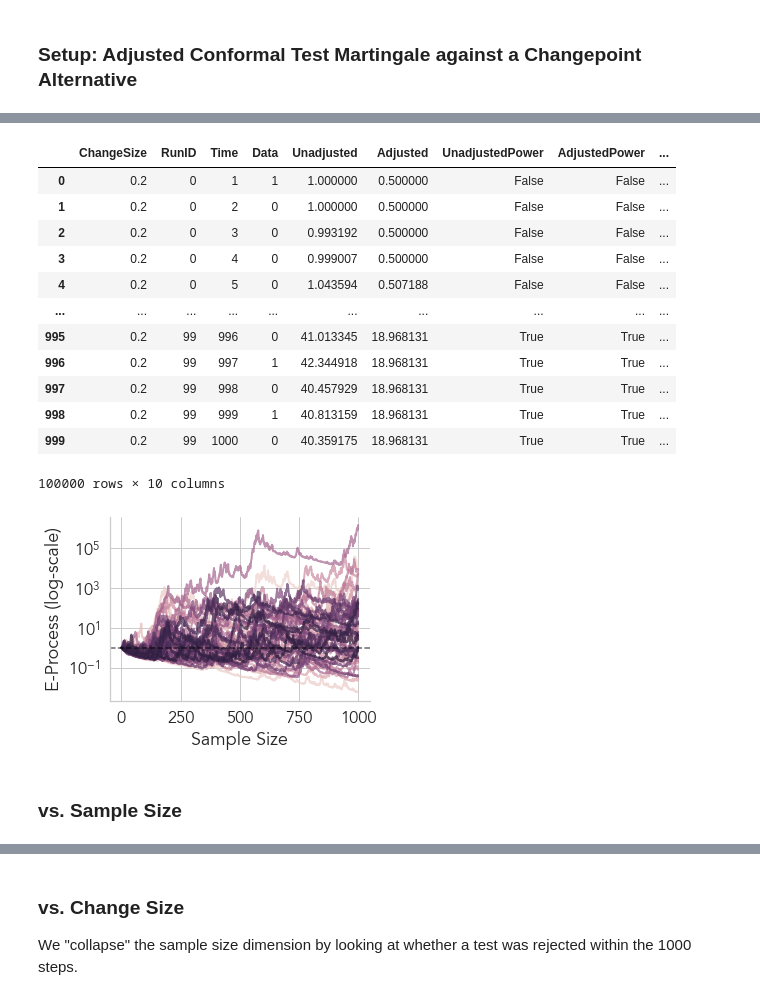
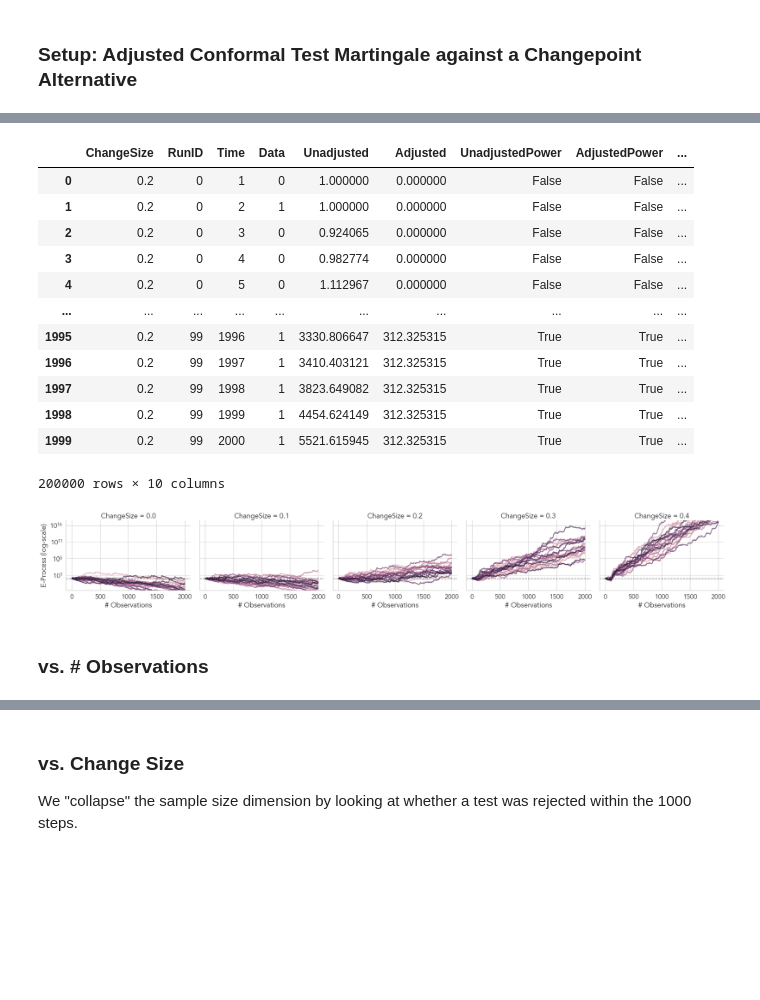
Before and after one commit to yjchoe/CombiningEvidenceAcrossFiltrations, a Jupyter notebook: nb_exchangeability_adjuster_power.ipynb, the cells around one changed output, grey strips where cells are left out. Drawn from its saved outputs; the diff is of its cells as text; code cells hidden in the pictures; blank space fills up the shorter version.

```diff
--- a/nb_exchangeability_adjuster_power.ipynb
+++ b/nb_exchangeability_adjuster_power.ipynb
@@ -97,7 +91,7 @@ array([1, 1, 1, 1, 0, 0, 0, 1, 1, 0, 1, 1, 0, 1, 0, 0, 1, 1, 0, 0, 1, 1,
 # %%
 def run_power_experiment_changepoint(
-        n_repeats,
-        change_sizes=(0.0, 0.1, 0.2, 0.3, 0.4, 0.5),
+        n_trials,
+        change_sizes=CHANGE_SIZES,
         alpha=ALPHA,  # significance level
         data_config="repeated",  # "once", "twice"
         **conformal_kwargs
@@ -106,10 +100,11 @@ def run_power_experiment_changepoint(
 
     full_df = []  # one df per run, combine at the end
     for change_size in change_sizes:
-        p = 0.5 - change_size / 2
-        q = 0.5 + change_size / 2
-        # alternative config: 0.5 +/- change_size/2
-        for i in range(n_repeats):
+        p = BASE_P
+        q = p + change_size
+        # p = 0.5 - change_size / 2
+        # q = 0.5 + change_size / 2
+        for i in range(n_trials):
             # Generate data
             if data_config == "repeated":
                 data = ec.data.exch.generate_binary_change_repeated(
@@ -128,7 +123,7 @@ def run_power_experiment_changepoint(
             eprocess = ec.eprocess_exch_conformal(data, **conformal_kwargs)
 
             # Adjust
-            adj_eprocess = ec.adjuster(eprocess)
+            adj_eprocess = ec.adjuster(eprocess, **adjuster_kwargs)
 
             # # Compute the rejection of a test at level alpha
             # power = np.maximum.accumulate(eprocess) >= (1 / alpha)
@@ -146,8 +141,8 @@ def run_power_experiment_changepoint(
                 "Adjusted": adj_eprocess,
                 "UnadjustedPower": np.maximum.accumulate(eprocess) >= (1 / alpha),
                 "AdjustedPower": np.maximum.accumulate(adj_eprocess) >= (1 / alpha),
-                "UnadjustedEPower": np.log(eprocess),
-                "AdjustedEPower": np.log(adj_eprocess),
+                "UnadjustedEPower": np.log(np.maximum(ec.EPS, eprocess)),
+                "AdjustedEPower": np.log(np.maximum(ec.EPS, adj_eprocess)),
             }))
         # Aggregate all experiment results
     full_df = pd.concat(full_df, axis=0)
@@ -160,8 +155,8 @@ conformal_kwargs = dict(
 )
 
 full_df = run_power_experiment_changepoint(
-    n_repeats=100,
-    change_sizes=(0.0, 0.1, 0.2, 0.3, 0.4, 0.5, 0.6),
+    n_trials=N_TRIALS,
+    change_sizes=CHANGE_SIZES,
     alpha=ALPHA,
     data_config="repeated",
     **conformal_kwargs
@@ -184,44 +179,50 @@ full_df
 # %%
-single_df = full_df.loc[full_df["ChangeSize"] == 0.2]
+single_df = full_df.loc[full_df["ChangeSize"] == CHANGE_SIZES[2]]
 single_df
 # %% [output]
 |  | ChangeSize | RunID | Time | Data | Unadjusted | Adjusted | UnadjustedPower | AdjustedPower | ... |
-| 0 | 0.2 | 0 | 1 | 1 | 1.000000 | 0.500000 | False | False | ... |
-| 1 | 0.2 | 0 | 2 | 0 | 1.000000 | 0.500000 | False | False | ... |
-| 2 | 0.2 | 0 | 3 | 0 | 0.993192 | 0.500000 | False | False | ... |
-| 3 | 0.2 | 0 | 4 | 0 | 0.999007 | 0.500000 | False | False | ... |
-| 4 | 0.2 | 0 | 5 | 0 | 1.043594 | 0.507188 | False | False | ... |
+| 0 | 0.2 | 0 | 1 | 0 | 1.000000 | 0.000000 | False | False | ... |
+| 1 | 0.2 | 0 | 2 | 1 | 1.000000 | 0.000000 | False | False | ... |
+| 2 | 0.2 | 0 | 3 | 0 | 0.924065 | 0.000000 | False | False | ... |
+| 3 | 0.2 | 0 | 4 | 0 | 0.982774 | 0.000000 | False | False | ... |
+| 4 | 0.2 | 0 | 5 | 0 | 1.112967 | 0.000000 | False | False | ... |
 | ... | ... | ... | ... | ... | ... | ... | ... | ... | ... |
-| 995 | 0.2 | 99 | 996 | 0 | 41.013345 | 18.968131 | True | True | ... |
-| 996 | 0.2 | 99 | 997 | 1 | 42.344918 | 18.968131 | True | True | ... |
-| 997 | 0.2 | 99 | 998 | 0 | 40.457929 | 18.968131 | True | True | ... |
-| 998 | 0.2 | 99 | 999 | 1 | 40.813159 | 18.968131 | True | True | ... |
-| 999 | 0.2 | 99 | 1000 | 0 | 40.359175 | 18.968131 | True | True | ... |
+| 1995 | 0.2 | 99 | 1996 | 1 | 3330.806647 | 312.325315 | True | True | ... |
+| 1996 | 0.2 | 99 | 1997 | 1 | 3410.403121 | 312.325315 | True | True | ... |
+| 1997 | 0.2 | 99 | 1998 | 1 | 3823.649082 | 312.325315 | True | True | ... |
+| 1998 | 0.2 | 99 | 1999 | 1 | 4454.624149 | 312.325315 | True | True | ... |
+| 1999 | 0.2 | 99 | 2000 | 1 | 5521.615945 | 312.325315 | True | True | ... |
-100000 rows × 10 columns
+200000 rows × 10 columns
 # %%
 # Plot the first K e-processes
 fg = sns.relplot(
     x="Time",
     y="Unadjusted",
+    col="ChangeSize",
     kind="line",
     hue="RunID",
     aspect=1.25,
     height=4,
     linewidth=ec.PLOT_DEFAULT_KWARGS["linewidth"],
     alpha=ec.PLOT_DEFAULT_KWARGS["alpha"],
-    data=single_df.loc[single_df["RunID"] <= 50],
+    data=full_df.loc[full_df["RunID"] <= 20],
     legend=None,
 )
-fg.ax.set(
-    xlabel="Sample Size",
-    ylabel="E-Process (log-scale)",
-    yscale="log",
-)
-fg.ax.axhline(y=1, color="black", alpha=0.6, linestyle="dashed")
+for ax in fg.axes.flatten():
+    ax.set(
+        xlabel="# Observations",
+        ylabel="E-Process (log-scale)",
+        yscale="log",
+        ylim=(10 ** -3.5, 10 ** 17.5)
+    )
+    ax.axhline(y=1, color="black", alpha=0.6, linestyle="dashed")
+fg.tight_layout()
+fg.savefig(os.path.join(plots_dir, "EProcessesSample.pdf"), bbox_inches="tight")
+fg.savefig(os.path.join(plots_dir, "EProcessesSample.png"), dpi=350, bbox_inches="tight")
 None
 # %% [output]
-[figure, old version]
+[figure, new version]
 # %% [markdown]
-### vs. Sample Size
+### vs. # Observations
 # %%
 # Power
```
Also changed, not shown: parts of 18 cells of this notebook, 19 other files.
